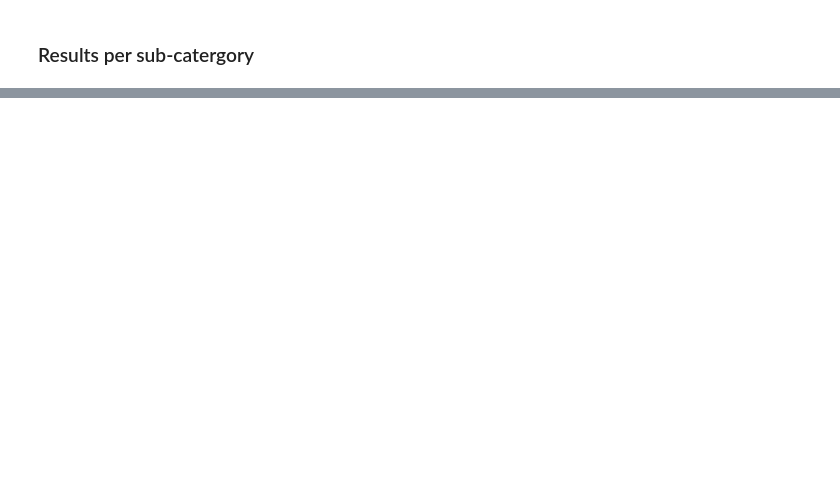
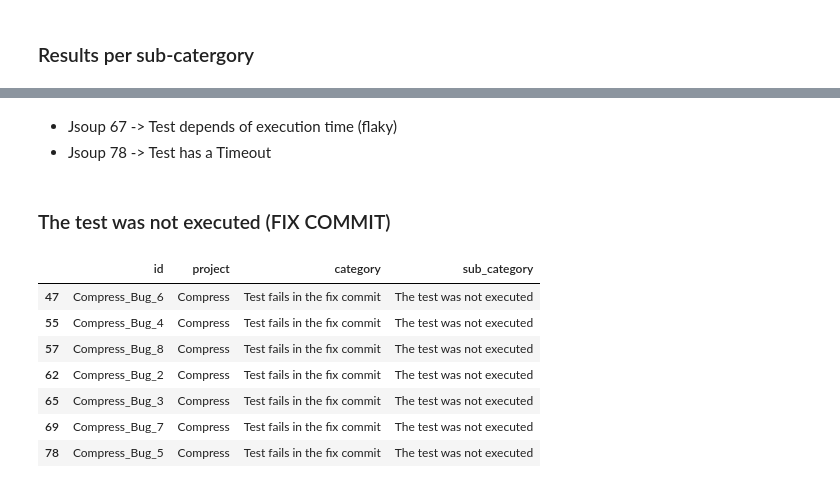
Before and after one commit to codeurjc/BugHunter, a Jupyter notebook: analysis/Analysis.ipynb, the cells around one changed output, grey strips where cells are left out. Drawn from its saved outputs; the diff is of its cells as text; code cells hidden in the pictures; blank space fills up the shorter version.

```diff
--- a/analysis/Analysis.ipynb
+++ b/analysis/Analysis.ipynb
@@ -163,0 +164,16 @@ df[df['sub_category']=='Test execution fails']
+# %% [markdown]
+- Jsoup 67 -> Test depends of execution time (flaky)
+- Jsoup 78 -> Test has a Timeout
+# %% [markdown]
+### The test was not executed (FIX COMMIT)
+# %%
+df[df['sub_category']=='The test was not executed']
+# %% [output]
+|  | id | project | category | sub_category |
+| 47 | Compress_Bug_6 | Compress | Test fails in the fix commit | The test was not executed |
+| 55 | Compress_Bug_4 | Compress | Test fails in the fix commit | The test was not executed |
+| 57 | Compress_Bug_8 | Compress | Test fails in the fix commit | The test was not executed |
+| 62 | Compress_Bug_2 | Compress | Test fails in the fix commit | The test was not executed |
+| 65 | Compress_Bug_3 | Compress | Test fails in the fix commit | The test was not executed |
+| 69 | Compress_Bug_7 | Compress | Test fails in the fix commit | The test was not executed |
+| 78 | Compress_Bug_5 | Compress | Test fails in the fix commit | The test was not executed |
```
Also changed, not shown: parts of 13 cells of this notebook, 16 other files.
